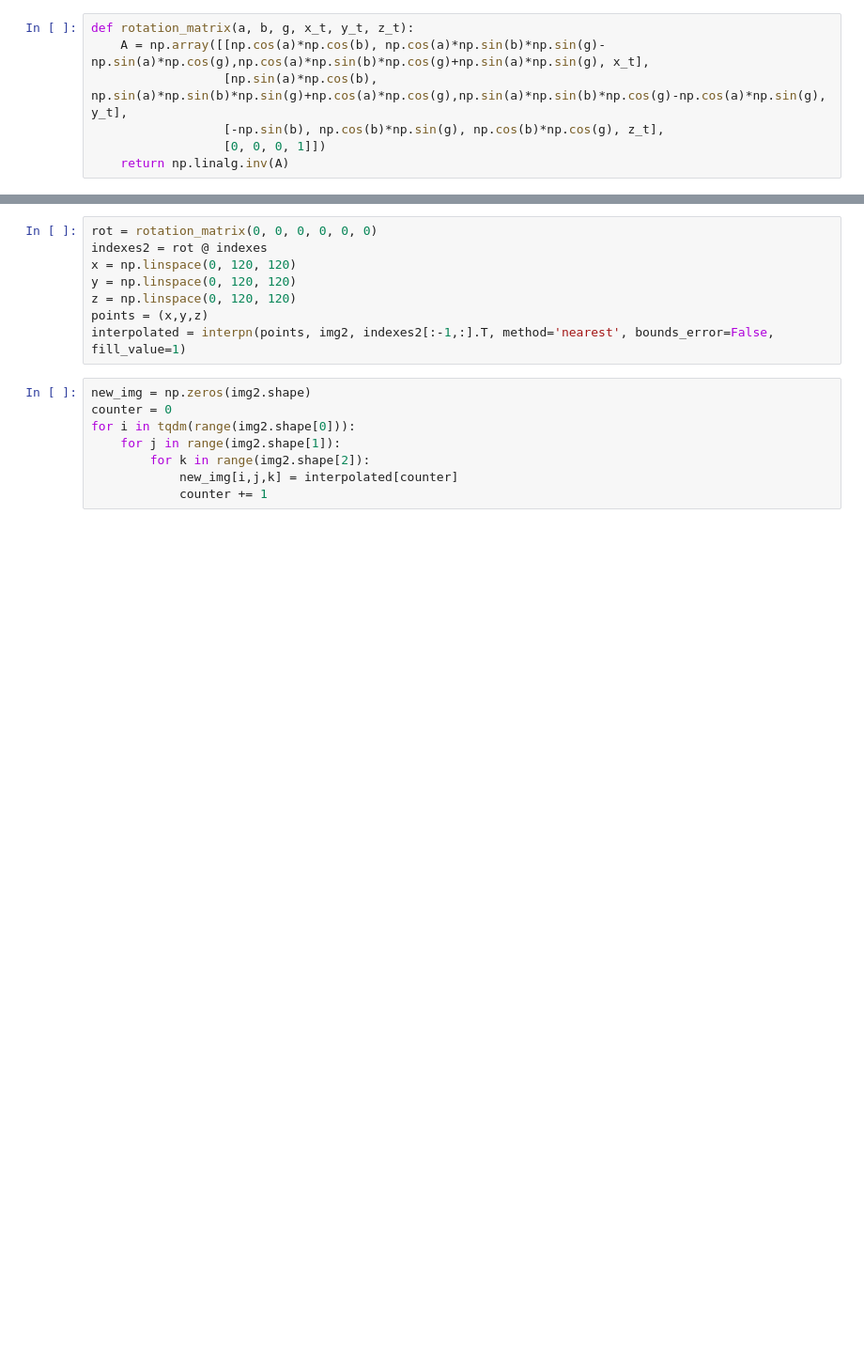
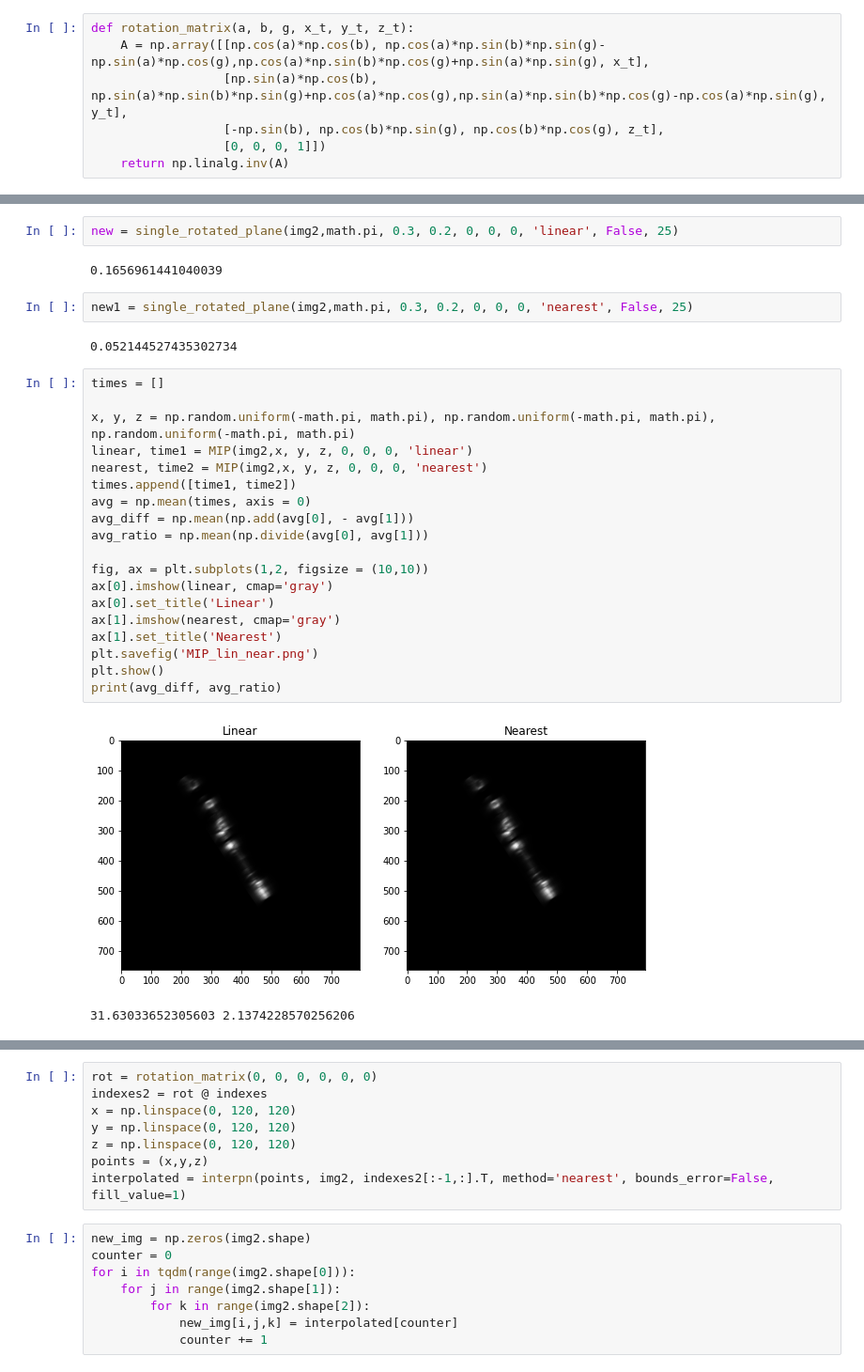
Before and after one commit to SugarFreeManatee/ProcesamientoAvanzado, a Jupyter notebook: t2.ipynb, the cells around one changed output, grey strips where cells are left out. Shown: that part at 94% size. Saved outputs shown, nothing was run; the diff lists cells and outputs as text; blank space fills up the shorter version.

```diff
--- a/t2.ipynb
+++ b/t2.ipynb
@@ -95,0 +145,30 @@ Error:
+# %%
+new = single_rotated_plane(img2,math.pi, 0.3, 0.2, 0, 0, 0, 'linear', False, 25)
+# %% [output]
+0.1656961441040039
+# %%
+new1 = single_rotated_plane(img2,math.pi, 0.3, 0.2, 0, 0, 0, 'nearest', False, 25)
+# %% [output]
+0.052144527435302734
+# %%
+times = []
+
+x, y, z = np.random.uniform(-math.pi, math.pi), np.random.uniform(-math.pi, math.pi), np.random.uniform(-math.pi, math.pi)
+linear, time1 = MIP(img2,x, y, z, 0, 0, 0, 'linear')
+nearest, time2 = MIP(img2,x, y, z, 0, 0, 0, 'nearest')
+times.append([time1, time2])
+avg = np.mean(times, axis = 0)
+avg_diff = np.mean(np.add(avg[0], - avg[1]))
+avg_ratio = np.mean(np.divide(avg[0], avg[1]))
+
+fig, ax = plt.subplots(1,2, figsize = (10,10))
+ax[0].imshow(linear, cmap='gray')
+ax[0].set_title('Linear')
+ax[1].imshow(nearest, cmap='gray')
+ax[1].set_title('Nearest')
+plt.savefig('MIP_lin_near.png')
+plt.show()
+print(avg_diff, avg_ratio)
+# %% [output]
+[figure, added]
+31.63033652305603 2.1374228570256206
```
Also changed, not shown: parts of 29 cells of this notebook.
